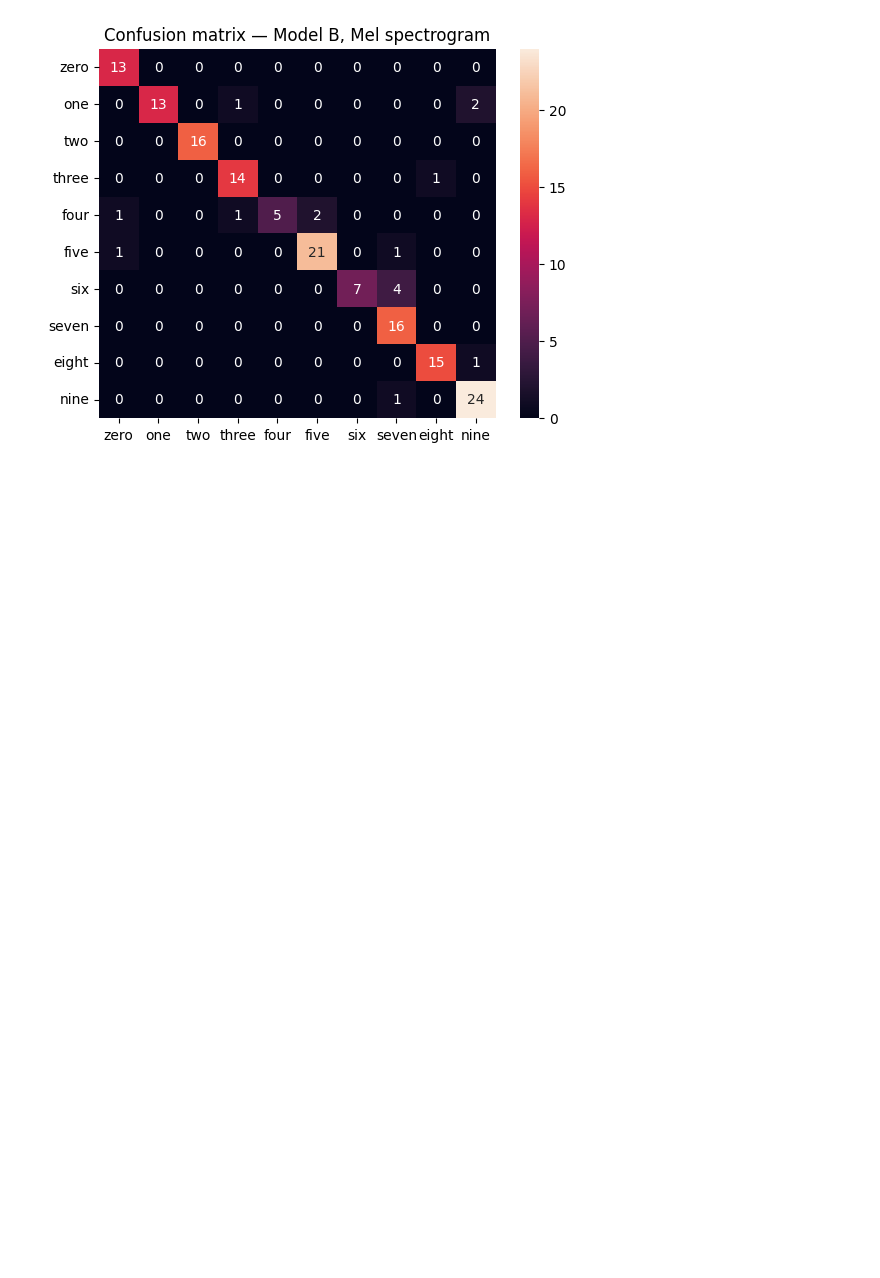
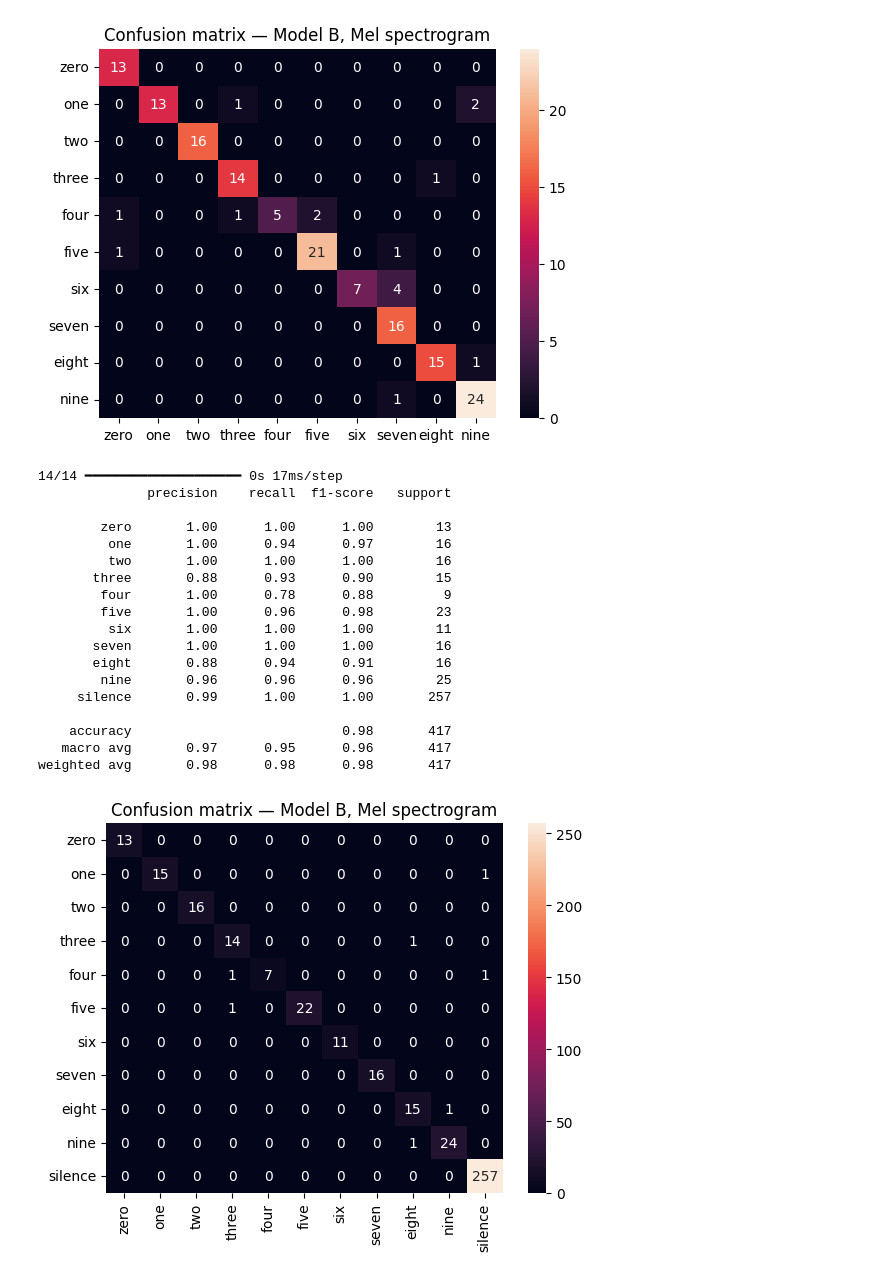
Before and after one commit to NicolasCatoiu/DAT255-Project-V26-Gr30, a Jupyter notebook: notebooks/evaluation.ipynb, the cells around one changed output. Drawn from its saved outputs; the diff is of its cells as text; code cells hidden in the pictures; blank space fills up the shorter version.

Commit message:
Augmented Model

```diff
--- a/notebooks/evaluation.ipynb
+++ b/notebooks/evaluation.ipynb
@@ -52,3 +52,58 @@ print(classification_report(y_true, y_pred, target_names=digits))
    macro avg       0.92      0.87      0.88       160
 weighted avg       0.91      0.90      0.90       160
 [figure]
+# %%
+from sklearn.metrics import confusion_matrix, classification_report
+import seaborn as sns
+import matplotlib.pyplot as plt
+import tensorflow as tf
+import os
+import numpy as np
+import sys
+import os
+sys.path.append(os.path.abspath(".."))
+from config import MODEL_DIR, DATA_DIR
+
+
+model = tf.keras.models.load_model(os.path.join(MODEL_DIR, "best_baselineModel_augmented.keras"))
+
+digits = ['zero','one','two','three','four','five','six','seven','eight','nine', 'silence']
+
+# Last inn testdata
+X_test_mel = np.load(os.path.join(DATA_DIR, "X_test_mel_11class.npy"))
+y_test = np.load(os.path.join(DATA_DIR, "y_test_11class.npy"))
+
+# Lag TensorFlow dataset
+test_ds = tf.data.Dataset.from_tensor_slices((X_test_mel, y_test)).batch(32)
+
+y_pred = model.predict(test_ds).argmax(axis=1)
+y_true = [label for _, label in test_ds.unbatch()]
+
+# Confusion matrix
+cm = confusion_matrix(y_true, y_pred)
+sns.heatmap(cm, annot=True, fmt='d', xticklabels=digits, yticklabels=digits)
+plt.title("Confusion matrix — Model B, Mel spectrogram")
+plt.savefig("augmentedModel_confusion_matrix.png")
+
+# Per-class metrics
+print(classification_report(y_true, y_pred, target_names=digits))
+# %% [output]
+14/14 ━━━━━━━━━━━━━━━━━━━━ 0s 17ms/step
+              precision    recall  f1-score   support
+
+        zero       1.00      1.00      1.00        13
+         one       1.00      0.94      0.97        16
+         two       1.00      1.00      1.00        16
+       three       0.88      0.93      0.90        15
+        four       1.00      0.78      0.88         9
+        five       1.00      0.96      0.98        23
+         six       1.00      1.00      1.00        11
+       seven       1.00      1.00      1.00        16
+       eight       0.88      0.94      0.91        16
+        nine       0.96      0.96      0.96        25
+     silence       0.99      1.00      1.00       257
+
+    accuracy                           0.98       417
+   macro avg       0.97      0.95      0.96       417
+weighted avg       0.98      0.98      0.98       417
+[figure, added]
```
Also changed, not shown: parts of 1 cell of this notebook, 11 other files.
